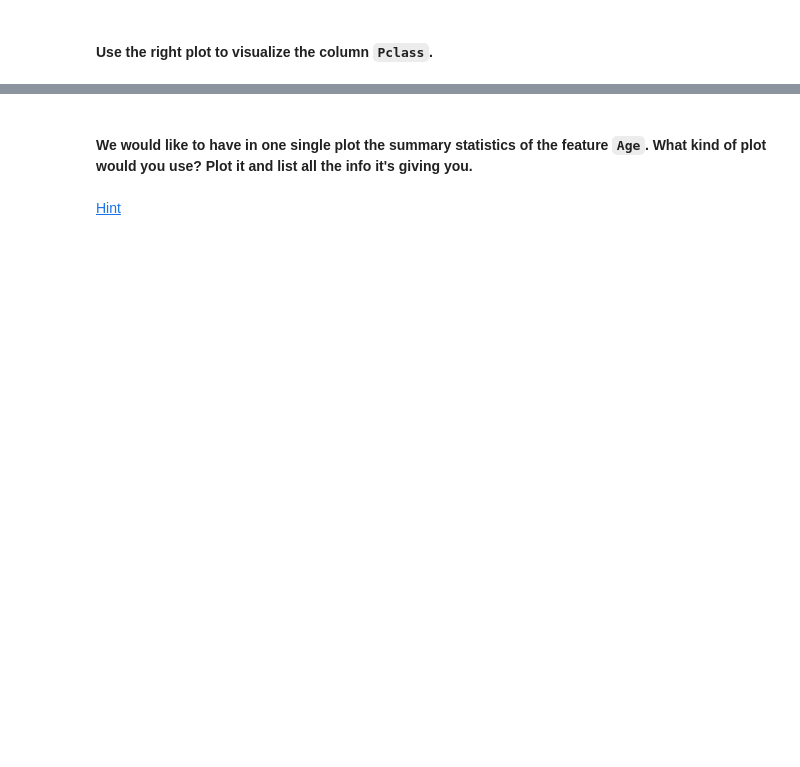
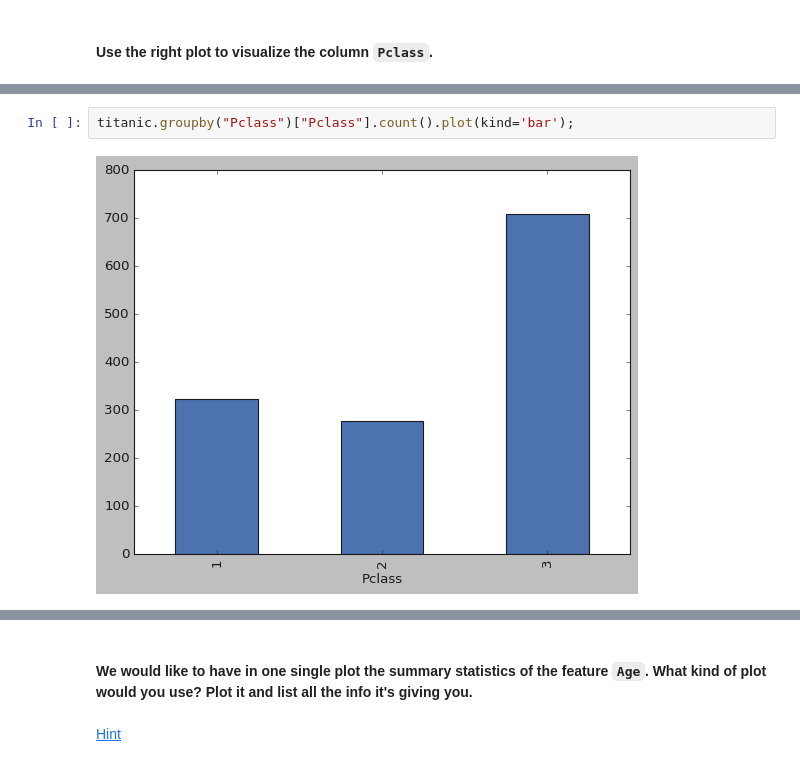
Before and after one commit to Ironhack-data-bcn-oct-2023/lab-matplotlib-seaborn, a Jupyter notebook: your-code/challenge-2.ipynb, the cells around one changed output, grey strips where cells are left out. Cells and saved outputs as stored; diff of their text form; blank space fills up the shorter version.

```diff
--- a/your-code/challenge-2.ipynb
+++ b/your-code/challenge-2.ipynb
@@ -52,0 +145,4 @@ your comments here
+# %%
+titanic.groupby("Pclass")["Pclass"].count().plot(kind='bar');
+# %% [output]
+[figure, added]
```
Also changed, not shown: parts of 34 cells of this notebook, 1 other file.
